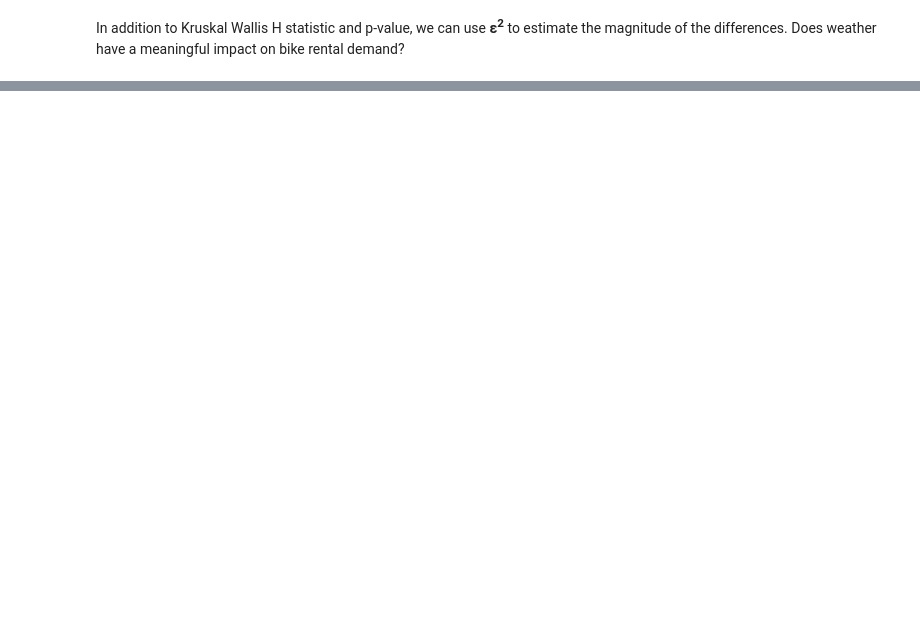
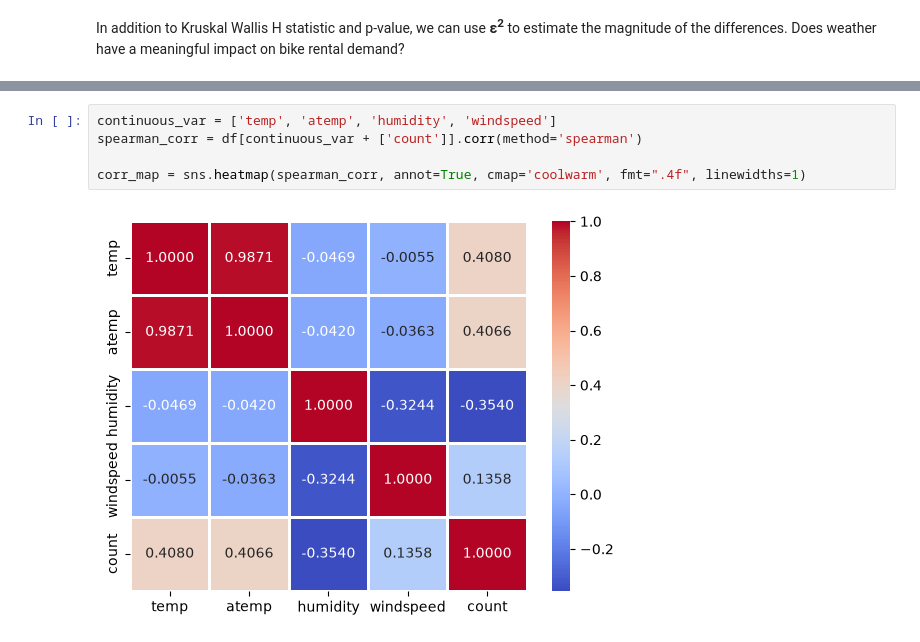
Before and after one commit to nlawee/python_projects, a Jupyter notebook: Lyft - Demand for Electric Bicycles/solution.ipynb, the cells around one changed output, grey strips where cells are left out. Drawn from its saved outputs; the diff is of its cells as text; blank space fills up the shorter version.

```diff
--- a/Lyft - Demand for Electric Bicycles/solution.ipynb
+++ b/Lyft - Demand for Electric Bicycles/solution.ipynb
@@ -282,0 +461,7 @@ Although weather conditions are statistically significant with differences in bi
+# %%
+continuous_var = ['temp', 'atemp', 'humidity', 'windspeed']
+spearman_corr = df[continuous_var + ['count']].corr(method='spearman')
+
+corr_map = sns.heatmap(spearman_corr, annot=True, cmap='coolwarm', fmt=".4f", linewidths=1)
+# %% [output]
+[figure, added]
```
Also changed, not shown: parts of 46 cells of this notebook.
